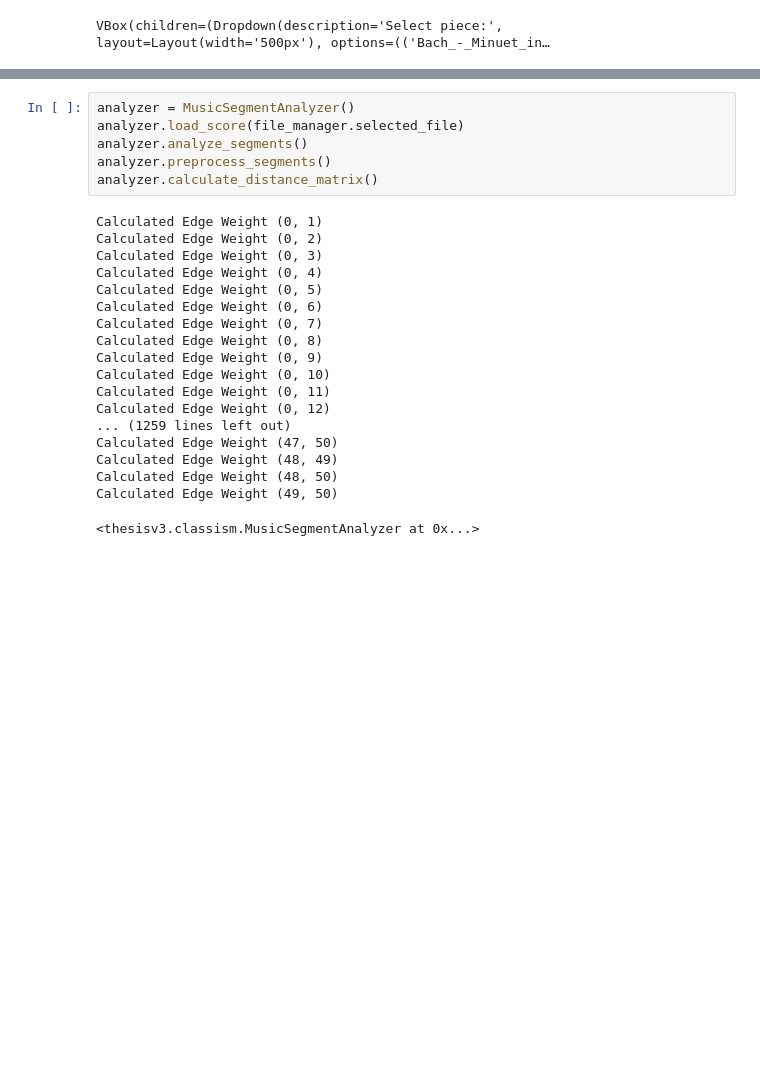
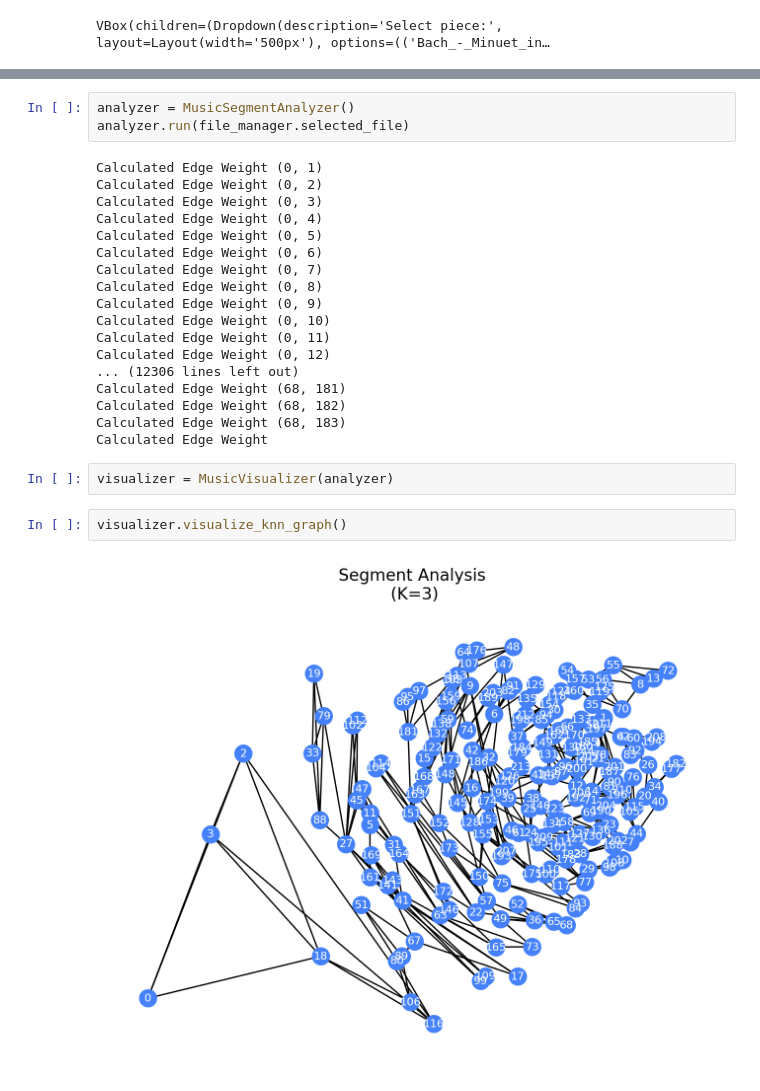
Before and after one commit to 5i5ousPlay/thesisv3, a Jupyter notebook: classism.ipynb, the cells around one changed output, grey strips where cells are left out. Saved outputs shown, nothing was run; the diff lists cells and outputs as text; blank space fills up the shorter version.

```diff
--- a/classism.ipynb
+++ b/classism.ipynb
@@ -14,9 +34,6 @@ VBox(children=(Dropdown(description='Select piece:', layout=Layout(width='500px'
 # %%
 analyzer = MusicSegmentAnalyzer()
-analyzer.load_score(file_manager.selected_file)
-analyzer.analyze_segments()
-analyzer.preprocess_segments()
-analyzer.calculate_distance_matrix()
+analyzer.run(file_manager.selected_file)
 # %% [output]
 Calculated Edge Weight (0, 1)
 Calculated Edge Weight (0, 2)
@@ -30,12 +47,17 @@ Calculated Edge Weight (0, 9)
 Calculated Edge Weight (0, 10)
 Calculated Edge Weight (0, 11)
 Calculated Edge Weight (0, 12)
-... (1259 lines left out)
-Calculated Edge Weight (47, 50)
-Calculated Edge Weight (48, 49)
-Calculated Edge Weight (48, 50)
-Calculated Edge Weight (49, 50)
+... (12306 lines left out)
+Calculated Edge Weight (68, 181)
+Calculated Edge Weight (68, 182)
+Calculated Edge Weight (68, 183)
+Calculated Edge Weight
-<thesisv3.classism.MusicSegmentAnalyzer at 0x...>
+# %%
+visualizer = MusicVisualizer(analyzer)
+# %%
+visualizer.visualize_knn_graph()
+# %% [output]
+[figure, added]
 # %%
 analyzer.nmat
 # %% [output]
```
Also changed, not shown: parts of 25 cells of this notebook.
